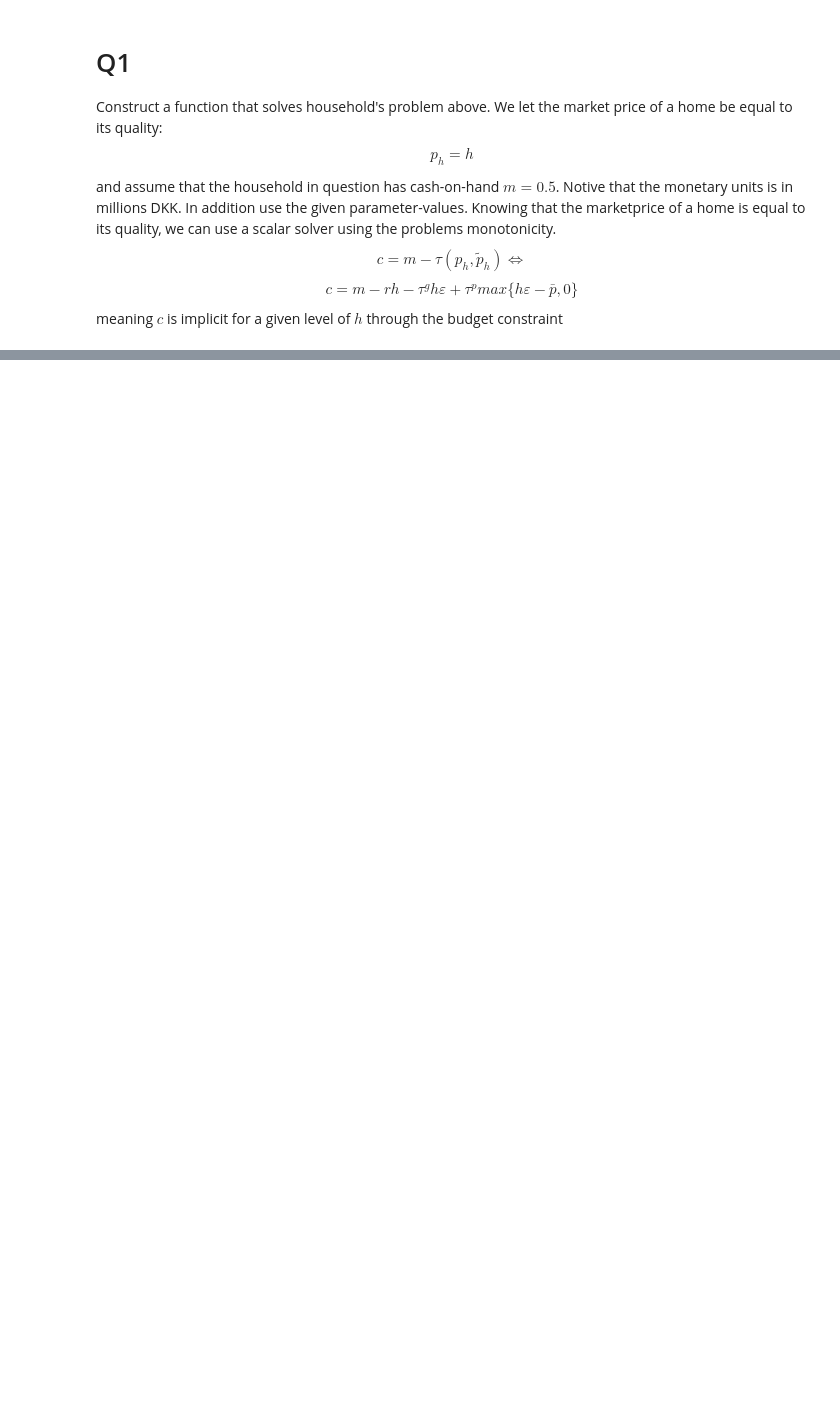
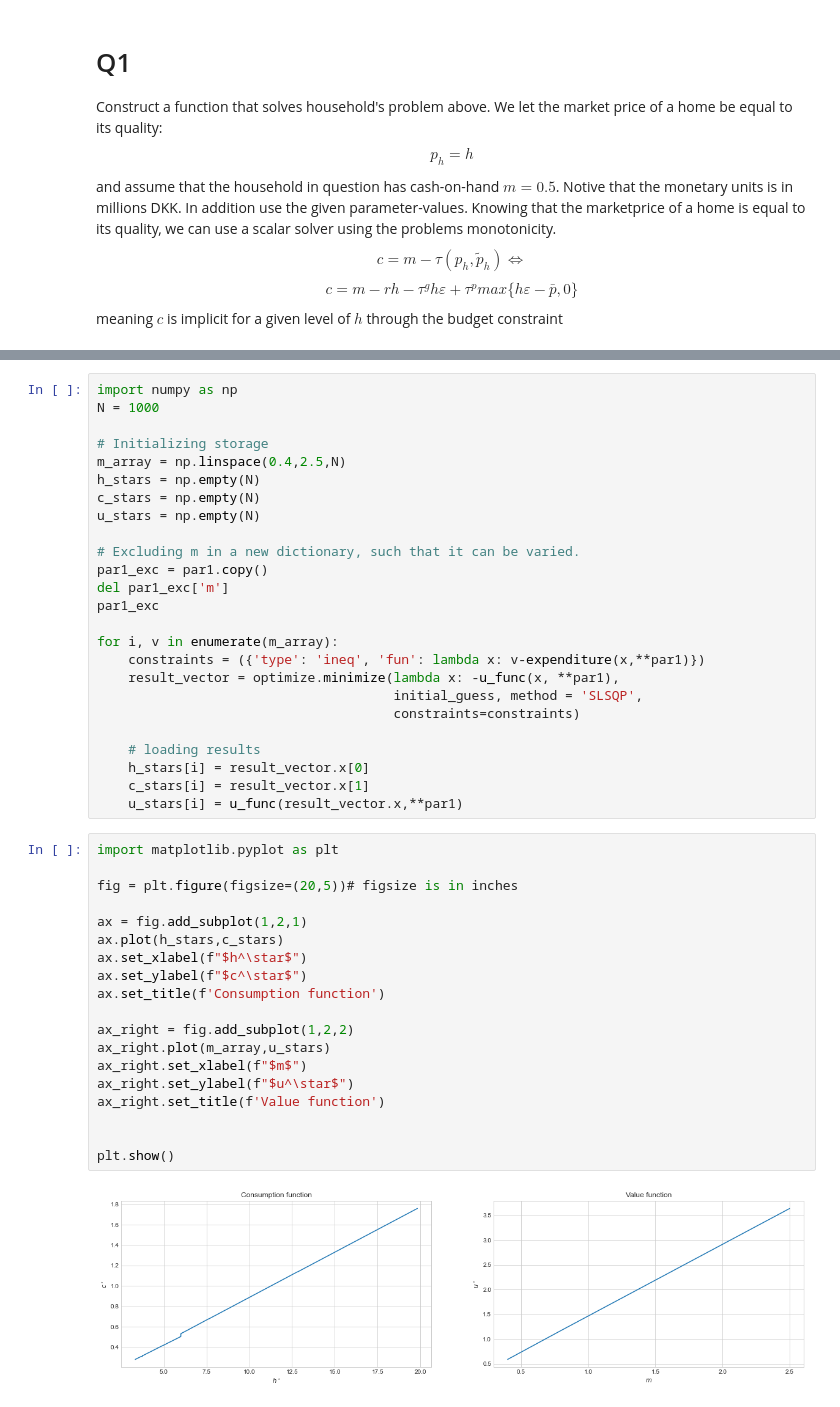
Before and after one commit to ceciliechrstnsn/projects-2021-luna-hjerteknuser, a Jupyter notebook: inauguralproject/inauguralproject.ipynb, the cells around one changed output, grey strips where cells are left out. Cells and saved outputs as stored; diff of their text form; blank space fills up the shorter version.

```diff
--- a/inauguralproject/inauguralproject.ipynb
+++ b/inauguralproject/inauguralproject.ipynb
@@ -48,0 +79,46 @@ def value_of_choice(h,m,phi,epsilon,r,tau_g, tau_p, p_bar):
+# %%
+import numpy as np
+N = 1000
+
+# Initializing storage
+m_array = np.linspace(0.4,2.5,N)
+h_stars = np.empty(N)
+c_stars = np.empty(N)
+u_stars = np.empty(N)
+
+# Excluding m in a new dictionary, such that it can be varied.
+par1_exc = par1.copy()
+del par1_exc['m']
+par1_exc
+
+for i, v in enumerate(m_array):
+    constraints = ({'type': 'ineq', 'fun': lambda x: v-expenditure(x,**par1)})
+    result_vector = optimize.minimize(lambda x: -u_func(x, **par1),
+                                      initial_guess, method = 'SLSQP',
+                                      constraints=constraints)
+
+    # loading results
+    h_stars[i] = result_vector.x[0]
+    c_stars[i] = result_vector.x[1]
+    u_stars[i] = u_func(result_vector.x,**par1)
+# %%
+import matplotlib.pyplot as plt
+
+fig = plt.figure(figsize=(20,5))# figsize is in inches
+
+ax = fig.add_subplot(1,2,1)
+ax.plot(h_stars,c_stars)
+ax.set_xlabel(f"$h^\star$")
+ax.set_ylabel(f"$c^\star$")
+ax.set_title(f'Consumption function')
+
+ax_right = fig.add_subplot(1,2,2)
+ax_right.plot(m_array,u_stars)
+ax_right.set_xlabel(f"$m$")
+ax_right.set_ylabel(f"$u^\star$")
+ax_right.set_title(f'Value function')
+
+
+plt.show()
+# %% [output]
+[figure, added]
```
Also changed, not shown: parts of 8 cells of this notebook.
